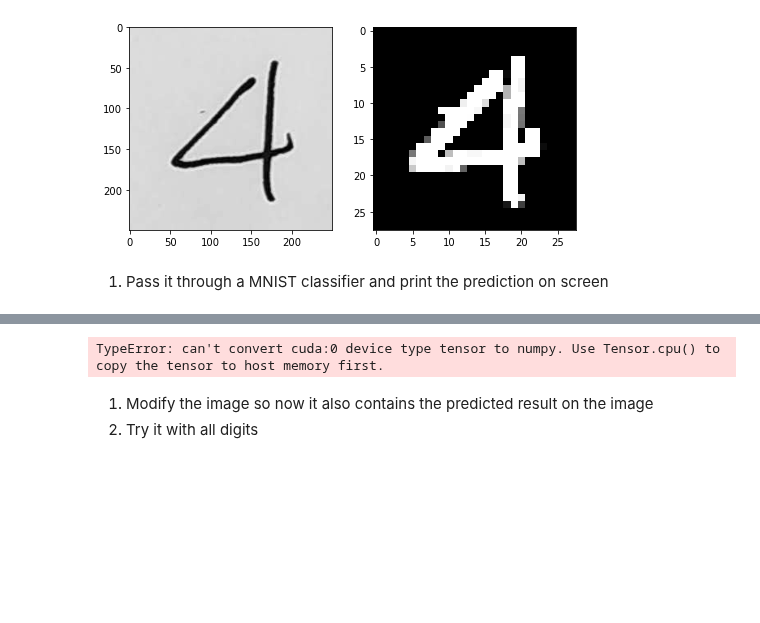
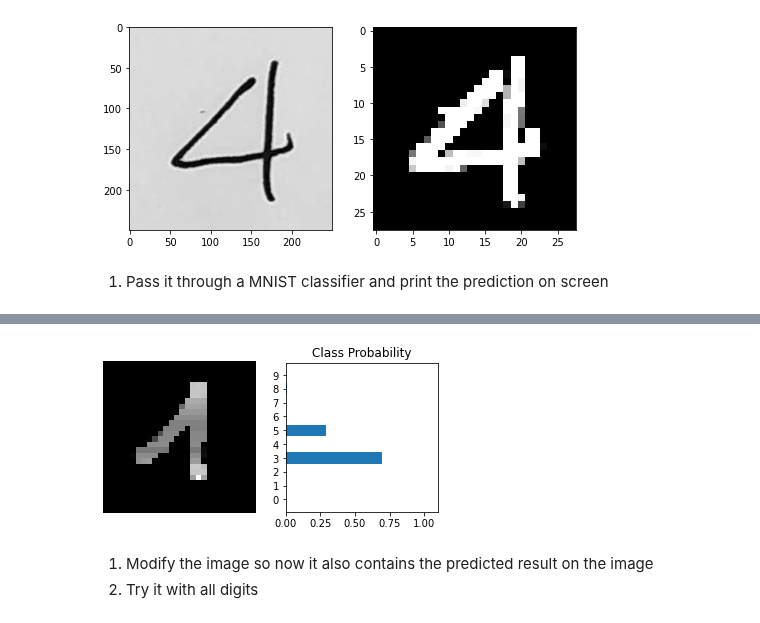
Before and after one commit to alessiorecchia/strive_exe, a Jupyter notebook: M6_Computer_Vision/04. Kernels, callbacks and thresholding/Mini projects.ipynb, the cells around one changed output, grey strips where cells are left out. Drawn from its saved outputs; the diff is of its cells as text; code cells hidden in the pictures; blank space fills up the shorter version.

```diff
--- a/M6_Computer_Vision/04. Kernels, callbacks and thresholding/Mini projects.ipynb
+++ b/M6_Computer_Vision/04. Kernels, callbacks and thresholding/Mini projects.ipynb
@@ -374,8 +374,8 @@ torch.argmax(pred).item()
 # %%
 
-view_classify(one_mnist.view(1, 28, 28), pred)
+view_classify(one_mnist.view(1, 28, 28), pred.cpu())
 # %% [output]
-TypeError: can't convert cuda:0 device type tensor to numpy. Use Tensor.cpu() to copy the tensor to host memory first.
+[figure, added]
 # %% [markdown]
 1. Modify the image so now it also contains the predicted result on the image
 1. Try it with all digits
```
Also changed, not shown: parts of 3 cells of this notebook, 1 other file.
